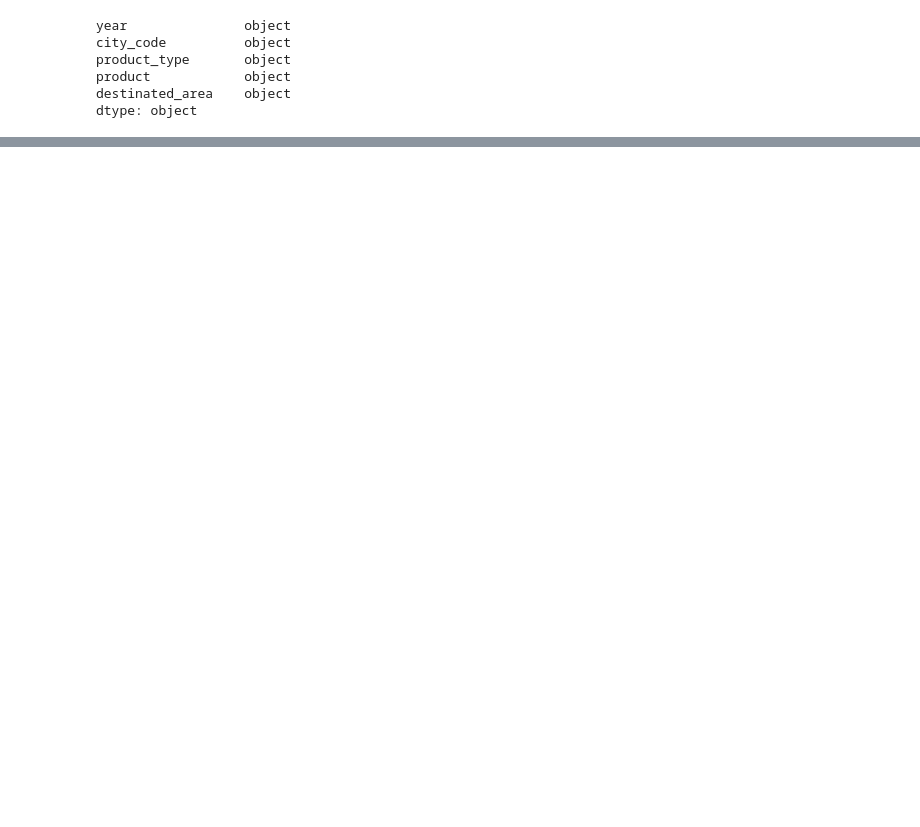
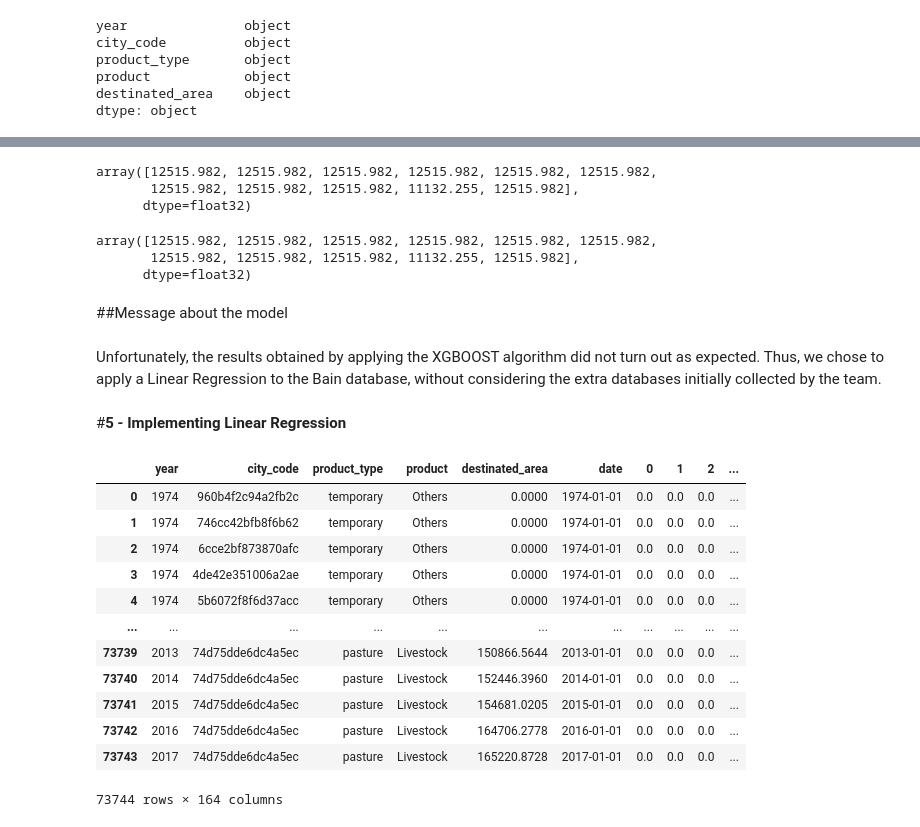
Before and after one commit to LucasLessa1/IEEE_CIS_Trainee, a Jupyter notebook: Desafio_Bain_&_Company.ipynb, the cells around one changed output, grey strips where cells are left out. Saved outputs shown, nothing was run; the diff lists cells and outputs as text; code cells hidden in the pictures; blank space fills up the shorter version.

```diff
--- a/Desafio_Bain_&_Company.ipynb
+++ b/Desafio_Bain_&_Company.ipynb
@@ -157,0 +80,5 @@ dtype: int64
+# %%
+df['destinated_area'] = df['destinated_area'].astype(float)
+# %%
+column_mean = df["destinated_area"].mean()
+df['destinated_area'] = df['destinated_area'].fillna(column_mean)
@@ -157,0 +94,4 @@ dtype: int64
+# %%
+df['date'] = pd.to_datetime(df['year'],format= "%d/%m/%Y")
+# %%
+df['year'] = pd.DatetimeIndex(df['date']).year
@@ -157,0 +549,44 @@ dtype: int64
+# %%
+y_pred_2018
+# %% [output]
+array([12515.982, 12515.982, 12515.982, 12515.982, 12515.982, 12515.982,
+       12515.982, 12515.982, 12515.982, 11132.255, 12515.982],
+      dtype=float32)
+# %%
+y_pred_2019
+# %% [output]
+array([12515.982, 12515.982, 12515.982, 12515.982, 12515.982, 12515.982,
+       12515.982, 12515.982, 12515.982, 11132.255, 12515.982],
+      dtype=float32)
+# %% [markdown]
+##Message about the model
+# %% [markdown]
+Unfortunately, the results obtained by applying the XGBOOST algorithm did not turn out as expected. Thus, we chose to apply a Linear Regression to the Bain database, without considering the extra databases initially collected by the team.
+# %% [markdown]
+#**5 - Implementing Linear Regression**
+# %%
+from sklearn.preprocessing import OneHotEncoder
+
+encoder = OneHotEncoder(handle_unknown='ignore')
+
+#perform one-hot encoding on 'team' column
+encoder_df = pd.DataFrame(encoder.fit_transform(df[["city_code",'product', "product_type"]]).toarray())
+
+#merge one-hot encoded columns back with original DataFrame
+final_df = df.join(encoder_df)
+
+final_df
+# %% [output]
+|  | year | city_code | product_type | product | destinated_area | date | 0 | 1 | 2 | ... |
+| 0 | 1974 | 960b4f2c94a2fb2c | temporary | Others | 0.0000 | 1974-01-01 | 0.0 | 0.0 | 0.0 | ... |
+| 1 | 1974 | 746cc42bfb8f6b62 | temporary | Others | 0.0000 | 1974-01-01 | 0.0 | 0.0 | 0.0 | ... |
+| 2 | 1974 | 6cce2bf873870afc | temporary | Others | 0.0000 | 1974-01-01 | 0.0 | 0.0 | 0.0 | ... |
+| 3 | 1974 | 4de42e351006a2ae | temporary | Others | 0.0000 | 1974-01-01 | 0.0 | 0.0 | 0.0 | ... |
+| 4 | 1974 | 5b6072f8f6d37acc | temporary | Others | 0.0000 | 1974-01-01 | 0.0 | 0.0 | 0.0 | ... |
+| ... | ... | ... | ... | ... | ... | ... | ... | ... | ... | ... |
+| 73739 | 2013 | 74d75dde6dc4a5ec | pasture | Livestock | 150866.5644 | 2013-01-01 | 0.0 | 0.0 | 0.0 | ... |
+| 73740 | 2014 | 74d75dde6dc4a5ec | pasture | Livestock | 152446.3960 | 2014-01-01 | 0.0 | 0.0 | 0.0 | ... |
+| 73741 | 2015 | 74d75dde6dc4a5ec | pasture | Livestock | 154681.0205 | 2015-01-01 | 0.0 | 0.0 | 0.0 | ... |
+| 73742 | 2016 | 74d75dde6dc4a5ec | pasture | Livestock | 164706.2778 | 2016-01-01 | 0.0 | 0.0 | 0.0 | ... |
+| 73743 | 2017 | 74d75dde6dc4a5ec | pasture | Livestock | 165220.8728 | 2017-01-01 | 0.0 | 0.0 | 0.0 | ... |
+73744 rows × 164 columns
```
Also changed, not shown: parts of 126 cells of this notebook.
